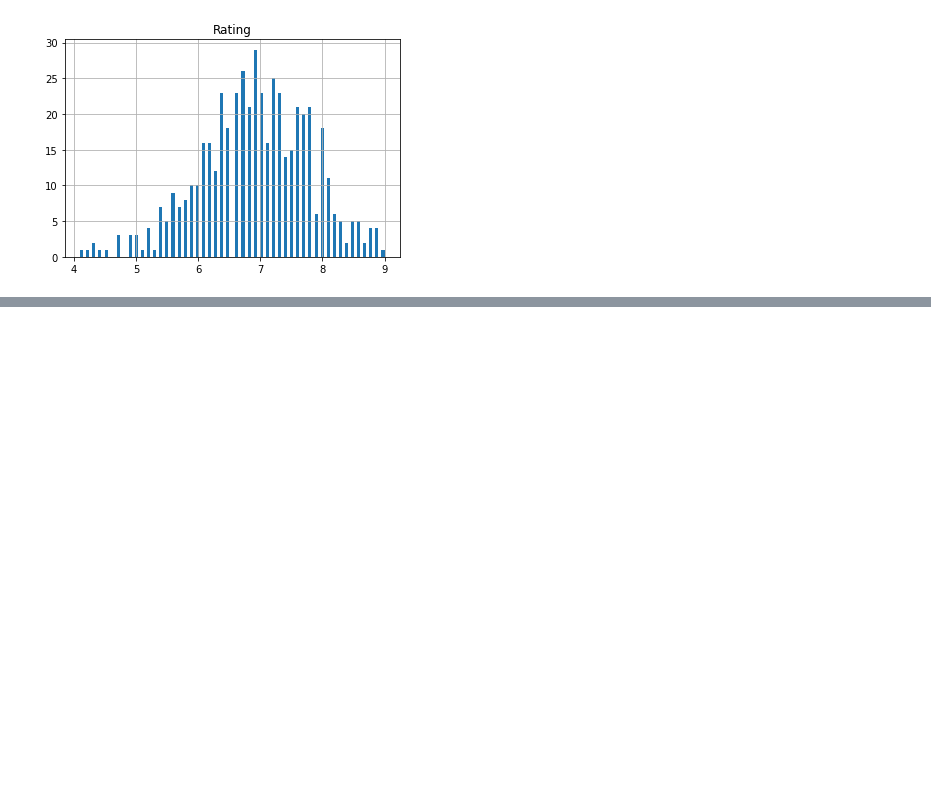
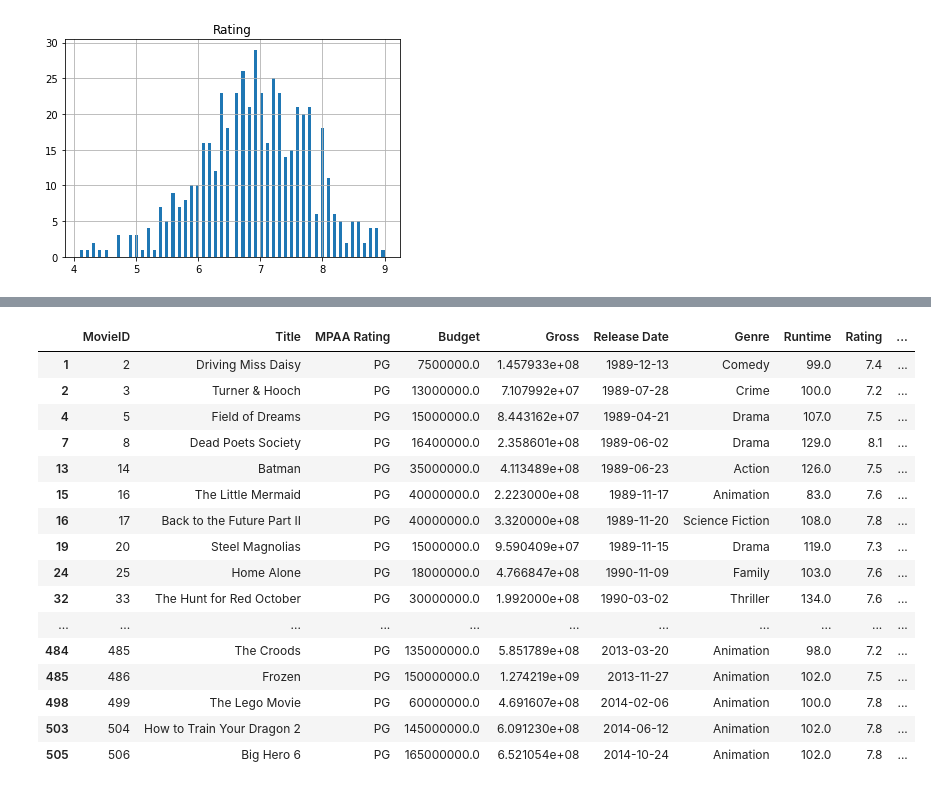
Before and after one commit to killianmeehan/Pandas, a Jupyter notebook: Exercises.ipynb, the cells around one changed output, grey strips where cells are left out. Cells and saved outputs as stored; diff of their text form; code cells hidden in the pictures; blank space fills up the shorter version.

```diff
--- a/Exercises.ipynb
+++ b/Exercises.ipynb
@@ -98,5 +98,5 @@ df[df['Rating'].isnull()] #could be used to look under a specific column. Here w
 # %%
-#df.drop([615], axis = 0, inplace = True) #axis=0 tells it to look in Index, not columns. inplace is boolean, works on copy if false, else works on actual dataset.
+df.drop([615], axis = 0, inplace = True) #axis=0 tells it to look in Index, not columns. inplace is boolean, works on copy if false, else works on actual dataset.
 #df.info() #confirming it has been removed.
 df.tail() #confirming that it has been removed.
 # %% [output]
@@ -113,8 +115,8 @@ print(sorted(df['Genre'].unique())) #using .unique to see exactly which genres a
 ['Action', 'Adventure', 'Animation', 'Comedy', 'Crime', 'Drama', 'Family', 'Fantasy', 'History', 'Horror', 'Mystery', 'Romance', 'Science Fiction', 'Thriller', 'War', 'Western']
 # %%
 #Convert Budget and Gross into float type (use astype() method). Although they were already Float.
-#df['Budget'] = df['Budget'].astype(float)
-#df['Gross'] = df['Gross'].astype(float)
+df['Budget'] = df['Budget'].astype(float)
+df['Gross'] = df['Gross'].astype(float)
 #df.info()
 df.head()
 # %% [output]
@@ -167,0 +157,21 @@ Genres = pd.Series(df)
+# %%
+#show the movies with more than 7 in Rating & greater than 50 million Gross & with Parental guidance as MPAA Rating
+df.loc[(df['Rating']>7) & (df['Gross']> 50e6) & (df['MPAA Rating'] == ('PG'))]
+# %% [output]
+|  | MovieID | Title | MPAA Rating | Budget | Gross | Release Date | Genre | Runtime | Rating | ... |
+| 1 | 2 | Driving Miss Daisy | PG | 7500000.0 | 1.457933e+08 | 1989-12-13 | Comedy | 99.0 | 7.4 | ... |
+| 2 | 3 | Turner & Hooch | PG | 13000000.0 | 7.107992e+07 | 1989-07-28 | Crime | 100.0 | 7.2 | ... |
+| 4 | 5 | Field of Dreams | PG | 15000000.0 | 8.443162e+07 | 1989-04-21 | Drama | 107.0 | 7.5 | ... |
+| 7 | 8 | Dead Poets Society | PG | 16400000.0 | 2.358601e+08 | 1989-06-02 | Drama | 129.0 | 8.1 | ... |
+| 13 | 14 | Batman | PG | 35000000.0 | 4.113489e+08 | 1989-06-23 | Action | 126.0 | 7.5 | ... |
+| 15 | 16 | The Little Mermaid | PG | 40000000.0 | 2.223000e+08 | 1989-11-17 | Animation | 83.0 | 7.6 | ... |
+| 16 | 17 | Back to the Future Part II | PG | 40000000.0 | 3.320000e+08 | 1989-11-20 | Science Fiction | 108.0 | 7.8 | ... |
+| 19 | 20 | Steel Magnolias | PG | 15000000.0 | 9.590409e+07 | 1989-11-15 | Drama | 119.0 | 7.3 | ... |
+| 24 | 25 | Home Alone | PG | 18000000.0 | 4.766847e+08 | 1990-11-09 | Family | 103.0 | 7.6 | ... |
+| 32 | 33 | The Hunt for Red October | PG | 30000000.0 | 1.992000e+08 | 1990-03-02 | Thriller | 134.0 | 7.6 | ... |
+| ... | ... | ... | ... | ... | ... | ... | ... | ... | ... | ... |
+| 484 | 485 | The Croods | PG | 135000000.0 | 5.851789e+08 | 2013-03-20 | Animation | 98.0 | 7.2 | ... |
+| 485 | 486 | Frozen | PG | 150000000.0 | 1.274219e+09 | 2013-11-27 | Animation | 102.0 | 7.5 | ... |
+| 498 | 499 | The Lego Movie | PG | 60000000.0 | 4.691607e+08 | 2014-02-06 | Animation | 100.0 | 7.8 | ... |
+| 503 | 504 | How to Train Your Dragon 2 | PG | 145000000.0 | 6.091230e+08 | 2014-06-12 | Animation | 102.0 | 7.8 | ... |
+| 505 | 506 | Big Hero 6 | PG | 165000000.0 | 6.521054e+08 | 2014-10-24 | Animation | 102.0 | 7.8 | ... |
```
Also changed, not shown: parts of 16 cells of this notebook, 1 other file.
